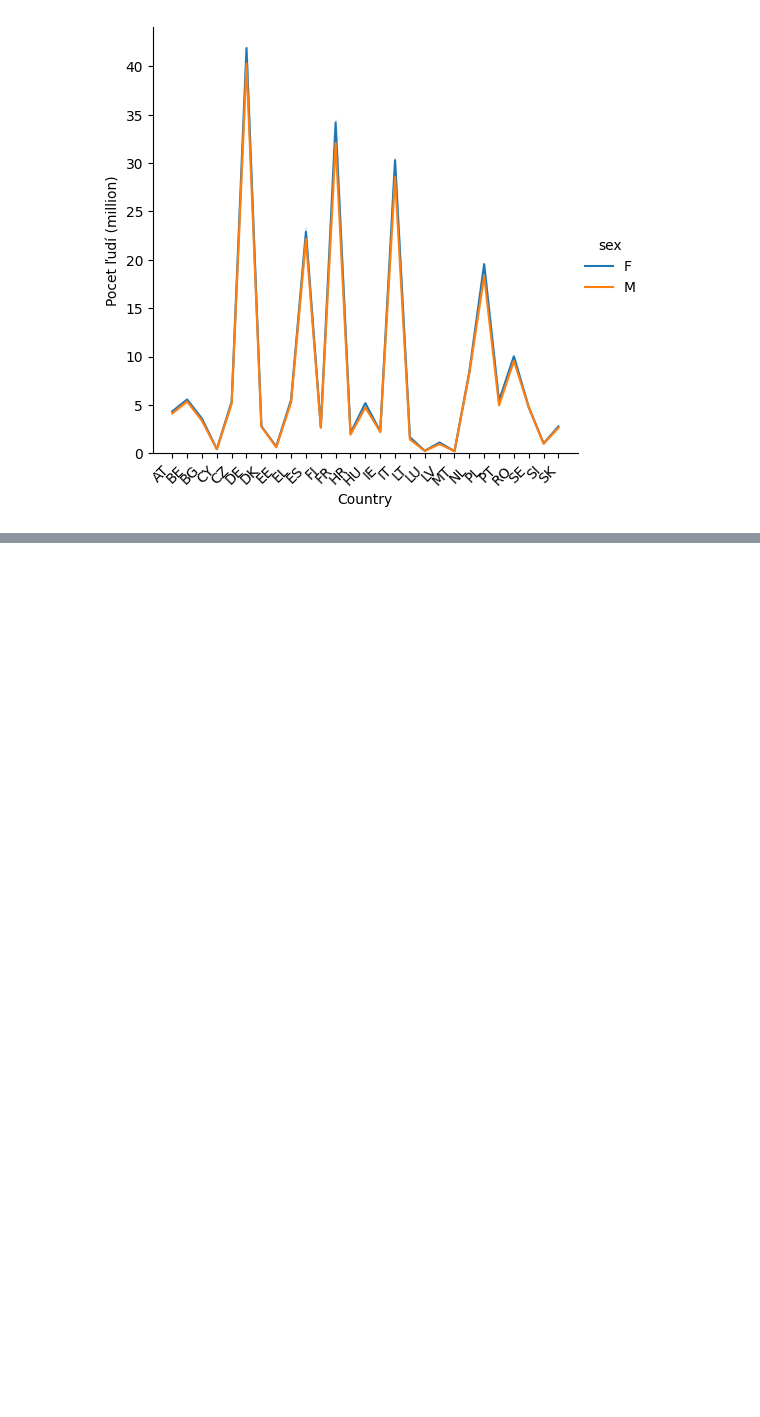
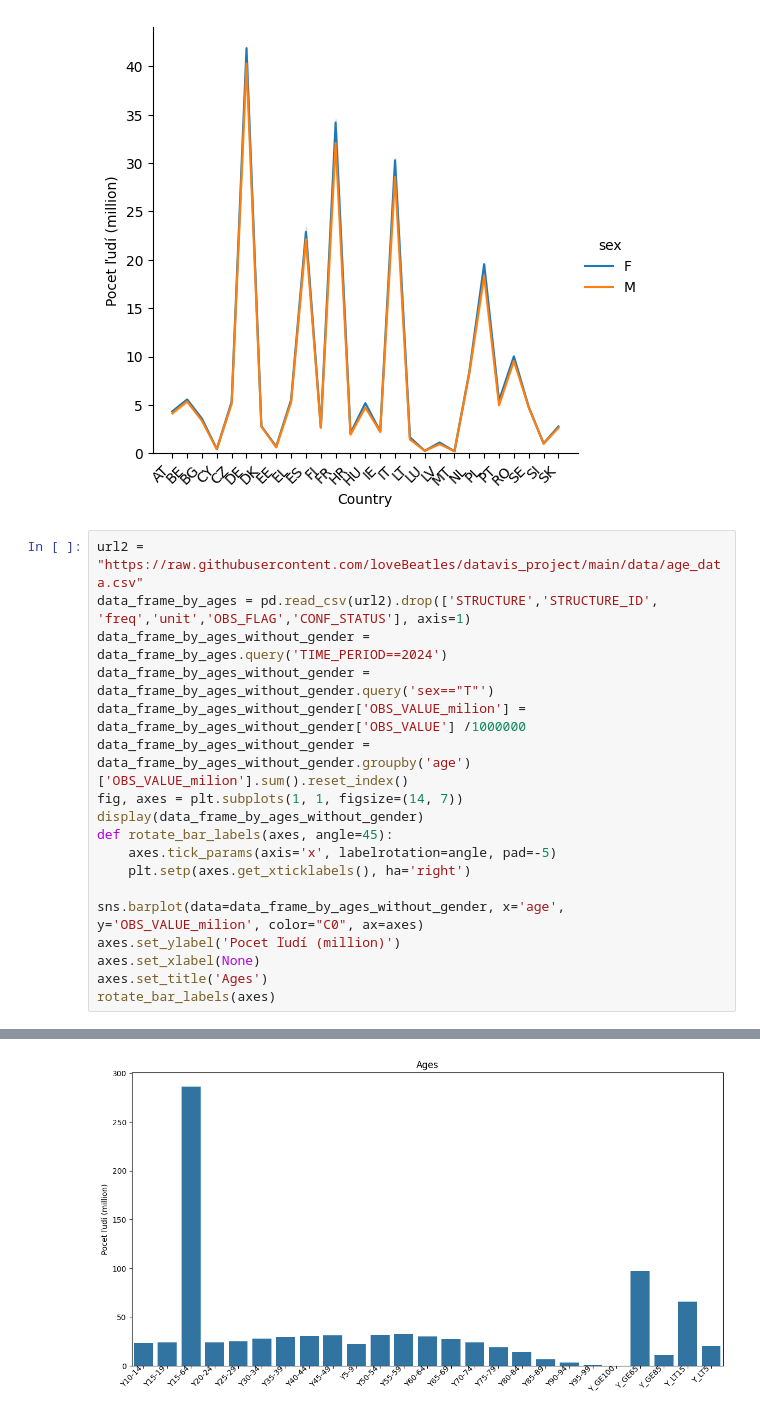
Before and after one commit to loveBeatles/datavis_project, a Jupyter notebook: group_project_ .ipynb, the cells around one changed output, grey strips where cells are left out. Drawn from its saved outputs; the diff is of its cells as text; blank space fills up the shorter version.

Commit message:
New database about ages and new graph

```diff
--- a/group_project_.ipynb
+++ b/group_project_ .ipynb
@@ -179,3 +179,22 @@ plt.show()
 # %% [output]
 [figure]
 [figure]
+# %%
+url2 = "https://raw.githubusercontent.com/loveBeatles/datavis_project/main/data/age_data.csv"
+data_frame_by_ages = pd.read_csv(url2).drop(['STRUCTURE','STRUCTURE_ID', 'freq','unit','OBS_FLAG','CONF_STATUS'], axis=1)
+data_frame_by_ages_without_gender = data_frame_by_ages.query('TIME_PERIOD==2024')
+data_frame_by_ages_without_gender = data_frame_by_ages_without_gender.query('sex=="T"')
+data_frame_by_ages_without_gender['OBS_VALUE_milion'] = data_frame_by_ages_without_gender['OBS_VALUE'] /1000000
+data_frame_by_ages_without_gender = data_frame_by_ages_without_gender.groupby('age')['OBS_VALUE_milion'].sum().reset_index()
+fig, axes = plt.subplots(1, 1, figsize=(14, 7))
+display(data_frame_by_ages_without_gender)
+def rotate_bar_labels(axes, angle=45):
+    axes.tick_params(axis='x', labelrotation=angle, pad=-5)
+    plt.setp(axes.get_xticklabels(), ha='right')
+
+sns.barplot(data=data_frame_by_ages_without_gender, x='age', y='OBS_VALUE_milion', color="C0", ax=axes)
+axes.set_ylabel('Pocet ľudí (million)')
+axes.set_xlabel(None)
+axes.set_title('Ages')
+rotate_bar_labels(axes)
+# %% [output]
@@ -181,0 +218 @@ plt.show()
+[figure, added]
```
Also changed, not shown: parts of 1 cell of this notebook.
